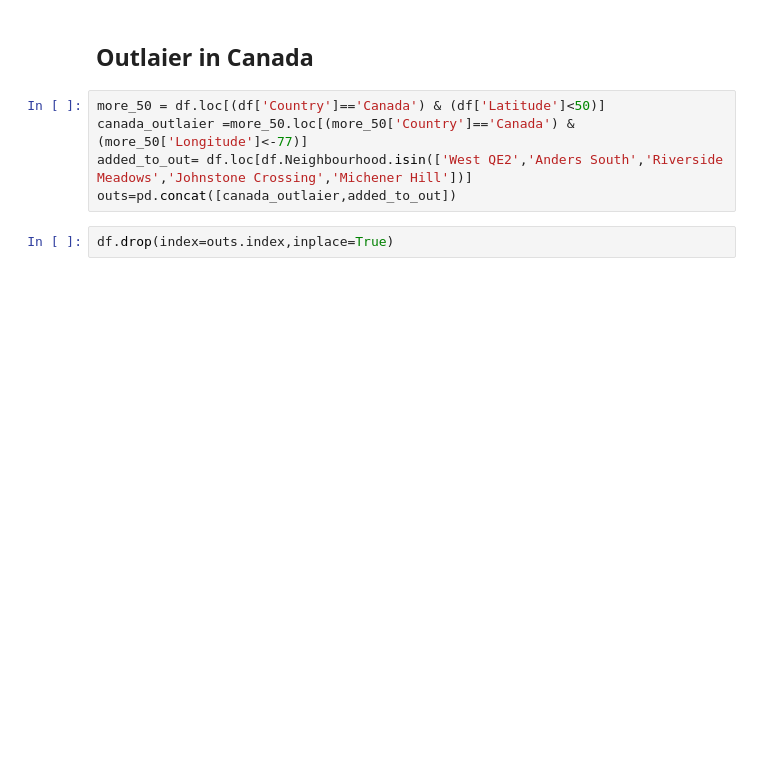
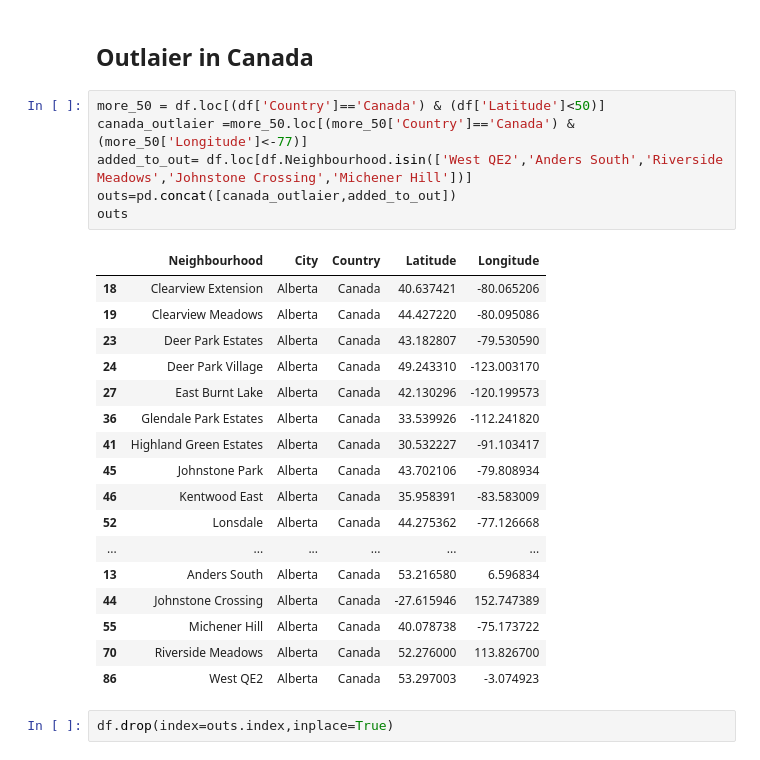
Before and after one commit to forgivefarouk/Franchise-Decision-to-Invest-in-Prominent-Locations, a Jupyter notebook: Notebooks/02_visualize_cities_neighbourhoods.ipynb, the cells around one changed output. Drawn from its saved outputs; the diff is of its cells as text; blank space fills up the shorter version.

```diff
--- a/Notebooks/02_visualize_cities_neighbourhoods.ipynb
+++ b/Notebooks/02_visualize_cities_neighbourhoods.ipynb
@@ -108,8 +108,27 @@ map_alberta
 # %%
 more_50 = df.loc[(df['Country']=='Canada') & (df['Latitude']<50)]
 canada_outlaier =more_50.loc[(more_50['Country']=='Canada') & (more_50['Longitude']<-77)]
 added_to_out= df.loc[df.Neighbourhood.isin(['West QE2','Anders South','Riverside Meadows','Johnstone Crossing','Michener Hill'])]
 outs=pd.concat([canada_outlaier,added_to_out])
+outs
+# %% [output]
+|  | Neighbourhood | City | Country | Latitude | Longitude |
+| 18 | Clearview Extension | Alberta | Canada | 40.637421 | -80.065206 |
+| 19 | Clearview Meadows | Alberta | Canada | 44.427220 | -80.095086 |
+| 23 | Deer Park Estates | Alberta | Canada | 43.182807 | -79.530590 |
+| 24 | Deer Park Village | Alberta | Canada | 49.243310 | -123.003170 |
+| 27 | East Burnt Lake | Alberta | Canada | 42.130296 | -120.199573 |
+| 36 | Glendale Park Estates | Alberta | Canada | 33.539926 | -112.241820 |
+| 41 | Highland Green Estates | Alberta | Canada | 30.532227 | -91.103417 |
+| 45 | Johnstone Park | Alberta | Canada | 43.702106 | -79.808934 |
+| 46 | Kentwood East | Alberta | Canada | 35.958391 | -83.583009 |
+| 52 | Lonsdale | Alberta | Canada | 44.275362 | -77.126668 |
+| ... | ... | ... | ... | ... | ... |
+| 13 | Anders South | Alberta | Canada | 53.216580 | 6.596834 |
+| 44 | Johnstone Crossing | Alberta | Canada | -27.615946 | 152.747389 |
+| 55 | Michener Hill | Alberta | Canada | 40.078738 | -75.173722 |
+| 70 | Riverside Meadows | Alberta | Canada | 52.276000 | 113.826700 |
+| 86 | West QE2 | Alberta | Canada | 53.297003 | -3.074923 |
 # %%
 df.drop(index=outs.index,inplace=True)
 # %%
```
Also changed, not shown: parts of 2 cells of this notebook, 1 other file.
